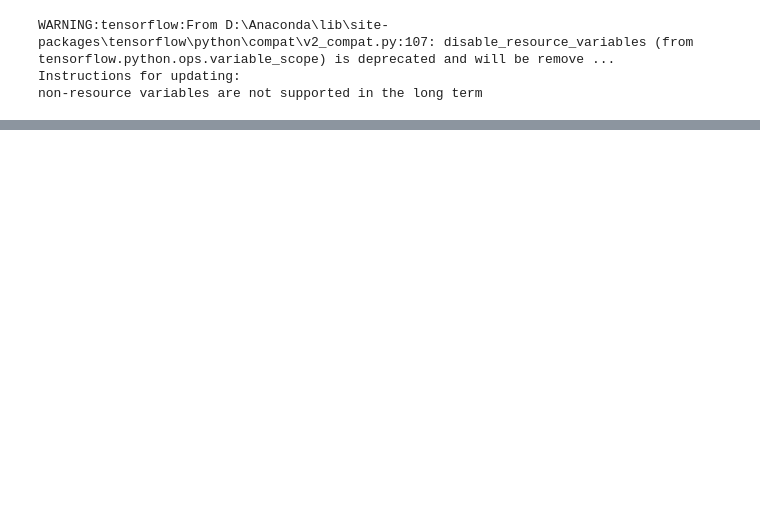
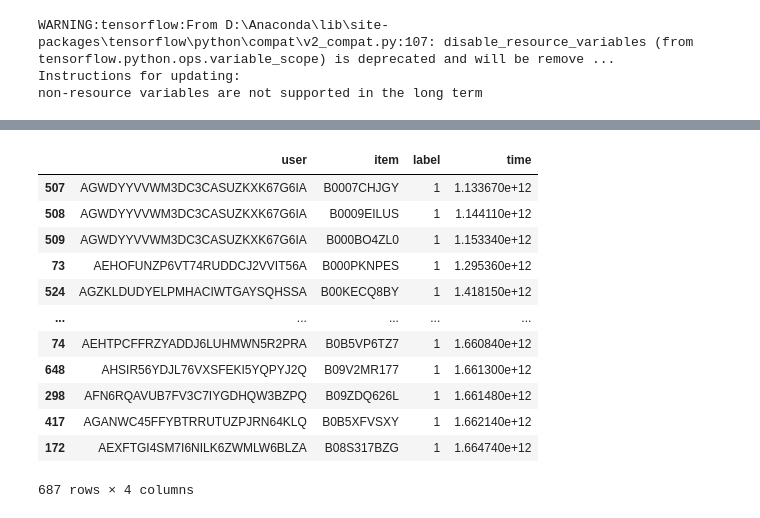
Before and after one commit to BerlinTheWall/LLM-based-Recommendation-system, a Jupyter notebook: baseline_userCF.ipynb, the cells around one changed output, grey strips where cells are left out. Saved outputs shown, nothing was run; the diff lists cells and outputs as text; code cells hidden in the pictures; blank space fills up the shorter version.

```diff
--- a/baseline_userCF.ipynb
+++ b/baseline_userCF.ipynb
@@ -57,8 +53,12 @@ train_ratings
 # %%
 # Rename columns to match the expected format
-train_ratings.rename(columns={'user_id': 'user', 'item_id': 'item', 'rating': 'label', 'timestamp': 'time'}, inplace=True)
-val_ratings.rename(columns={'user_id': 'user', 'item_id': 'item', 'rating': 'label', 'timestamp': 'time'}, inplace=True)
-test_ratings.rename(columns={'user_id': 'user', 'item_id': 'item', 'rating': 'label', 'timestamp': 'time'}, inplace=True)
+# train_ratings.rename(columns={'user_id': 'user', 'item_id': 'item', 'rating': 'label', 'timestamp': 'time'}, inplace=True)
+# val_ratings.rename(columns={'user_id': 'user', 'item_id': 'item', 'rating': 'label', 'timestamp': 'time'}, inplace=True)
+# test_ratings.rename(columns={'user_id': 'user', 'item_id': 'item', 'rating': 'label', 'timestamp': 'time'}, inplace=True)
+
+train_ratings.rename(columns={'user_id': 'user', 'parent_asin': 'item', 'rating': 'label', 'timestamp': 'time'}, inplace=True)
+val_ratings.rename(columns={'user_id': 'user', 'parent_asin': 'item', 'rating': 'label', 'timestamp': 'time'}, inplace=True)
+test_ratings.rename(columns={'user_id': 'user', 'parent_asin': 'item', 'rating': 'label', 'timestamp': 'time'}, inplace=True)
 
 # Ensure the columns are in the correct order
 train_ratings = train_ratings[['user', 'item', 'label', 'time']]
@@ -74,3 +74,23 @@ n_users: 6040, n_items: 3667, data density: 3.6018 %
+# %%
+train_ratings = train_ratings.sort_values(by='time')
+val_ratings = val_ratings.sort_values(by='time')
+test_ratings = test_ratings.sort_values(by='time')
+# %%
+val_ratings
+# %% [output]
+|  | user | item | label | time |
+| 507 | AGWDYYVVWM3DC3CASUZKXK67G6IA | B0007CHJGY | 1 | 1.133670e+12 |
+| 508 | AGWDYYVVWM3DC3CASUZKXK67G6IA | B0009EILUS | 1 | 1.144110e+12 |
+| 509 | AGWDYYVVWM3DC3CASUZKXK67G6IA | B000BO4ZL0 | 1 | 1.153340e+12 |
+| 73 | AEHOFUNZP6VT74RUDDCJ2VVIT56A | B000PKNPES | 1 | 1.295360e+12 |
+| 524 | AGZKLDUDYELPMHACIWTGAYSQHSSA | B00KECQ8BY | 1 | 1.418150e+12 |
+| ... | ... | ... | ... | ... |
+| 74 | AEHTPCFFRZYADDJ6LUHMWN5R2PRA | B0B5VP6TZ7 | 1 | 1.660840e+12 |
+| 648 | AHSIR56YDJL76VXSFEKI5YQPYJ2Q | B09V2MR177 | 1 | 1.661300e+12 |
+| 298 | AFN6RQAVUB7FV3C7IYGDHQW3BZPQ | B09ZDQ626L | 1 | 1.661480e+12 |
+| 417 | AGANWC45FFYBTRRUTUZPJRN64KLQ | B0B5XFVSXY | 1 | 1.662140e+12 |
+| 172 | AEXFTGI4SM7I6NILK6ZWMLW6BLZA | B08S317BZG | 1 | 1.664740e+12 |
+687 rows × 4 columns
 # %%
 user_cf = UserCF(task="ranking", data_info=data_info, k_sim=100, sim_type="cosine", mode='invert')
 # %%
```
Also changed, not shown: parts of 20 cells of this notebook, 10 other files.
